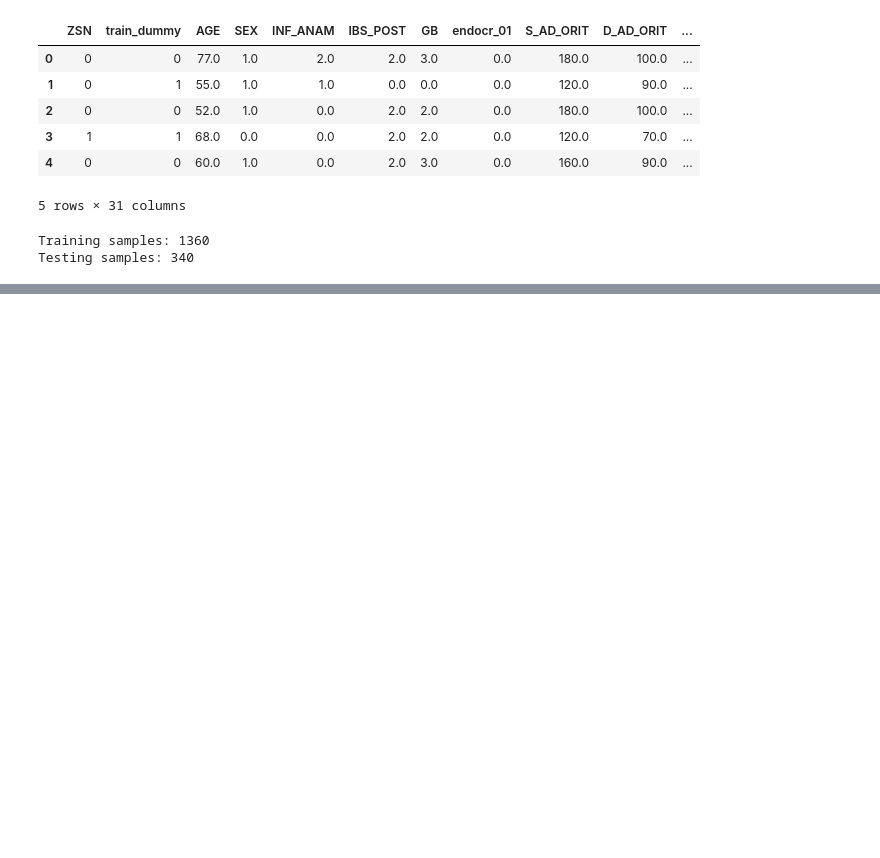
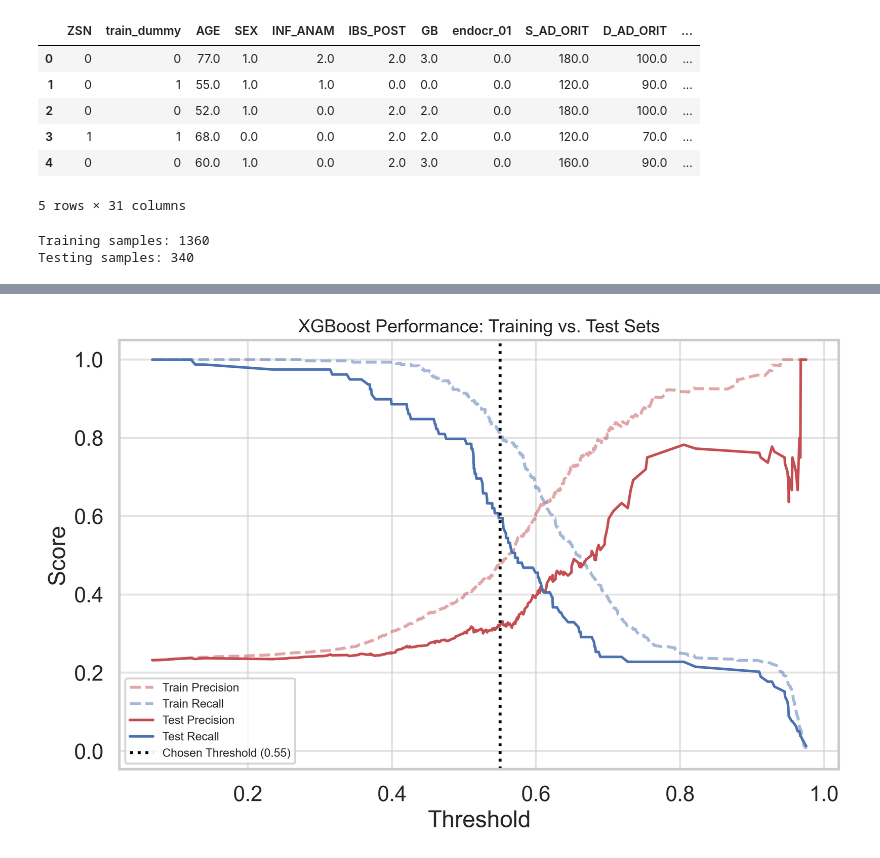
Before and after one commit to maxxhvo/Myocardial-Infarction-ML-Project, a Jupyter notebook: XG_Boost_Modeling/xgboost.ipynb, the cells around one changed output, grey strips where cells are left out. Cells and saved outputs as stored; diff of their text form; code cells hidden in the pictures; blank space fills up the shorter version.

```diff
--- a/XG_Boost_Modeling/xgboost.ipynb
+++ b/XG_Boost_Modeling/xgboost.ipynb
@@ -228,3 +251,41 @@ plt.show()
+# %%
+from sklearn.metrics import precision_recall_curve
+import matplotlib.pyplot as plt
+
+#xg boost def more agressive than random forest but want to look at the train and test precision and recall overlayed
+# and look at overfitting
+
+# both probabilities
+y_train_prob = model.predict_proba(X_train)[:, 1]
+y_test_prob = model.predict_proba(X_test)[:, 1]
+
+# calucations of curves
+p_train, r_train, t_train = precision_recall_curve(y_train, y_train_prob)
+p_test, r_test, t_test = precision_recall_curve(y_test, y_test_prob)
+
+# plotting
+plt.figure(figsize=(10, 6), dpi=300)
+
+# training
+plt.plot(t_train, p_train[:-1], 'r--', alpha=0.5, label='Train Precision')
+plt.plot(t_train, r_train[:-1], 'b--', alpha=0.5, label='Train Recall')
+
+# test lines (solid and bolder)
+plt.plot(t_test, p_test[:-1], 'r-', label='Test Precision', lw=2)
+plt.plot(t_test, r_test[:-1], 'b-', label='Test Recall', lw=2)
+
+# threhsold line again
+plt.axvline(x=0.55, color='black', linestyle=':', label='Chosen Threshold (0.55)')
+
+plt.title('XGBoost Performance: Training vs. Test Sets', fontsize=14)
+plt.xlabel('Threshold')
+plt.ylabel('Score')
+plt.legend(loc='lower left', fontsize=9)
+plt.grid(alpha=0.55)
+plt.savefig('train_test_comparison.png')
+plt.show()
+# %% [output]
+[figure, added]
 # %%
 from sklearn.tree import DecisionTreeClassifier
 
```
Also changed, not shown: parts of 8 cells of this notebook, 4 other files.
